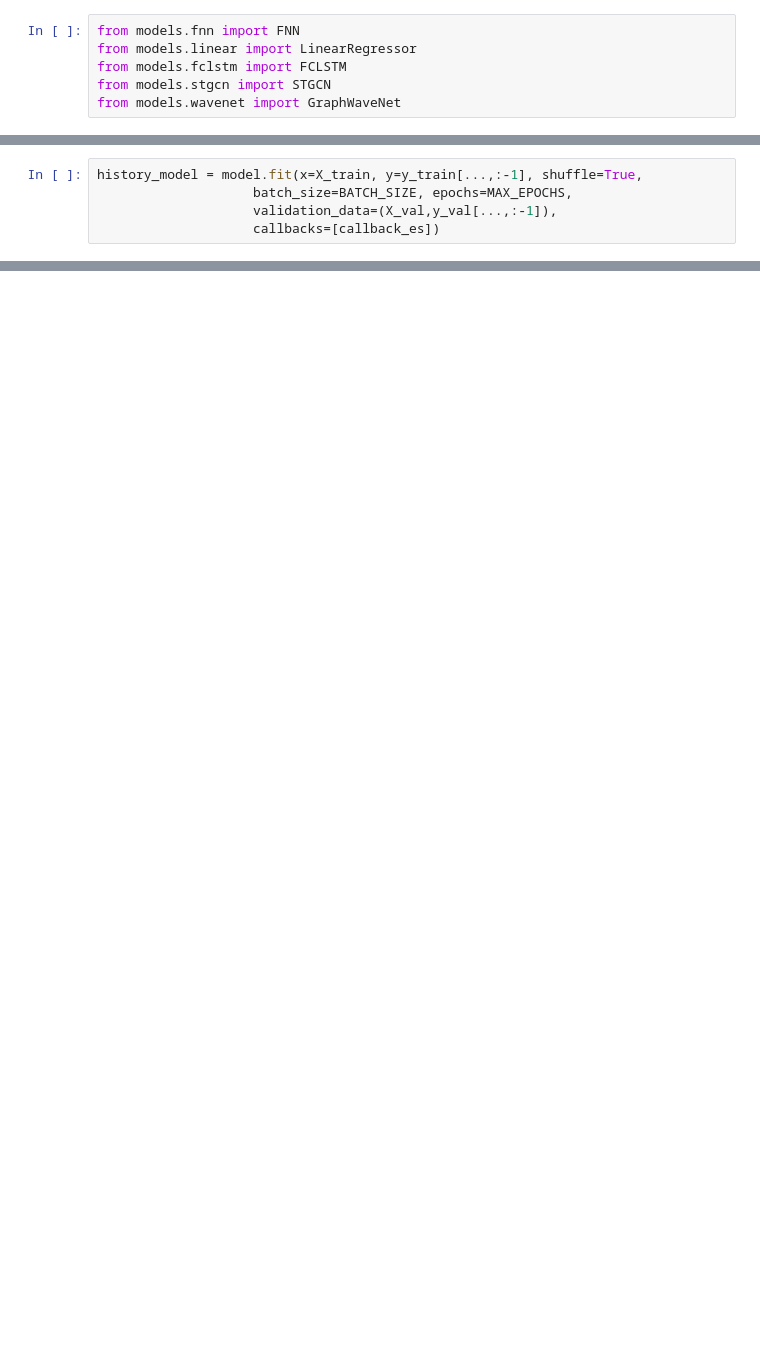
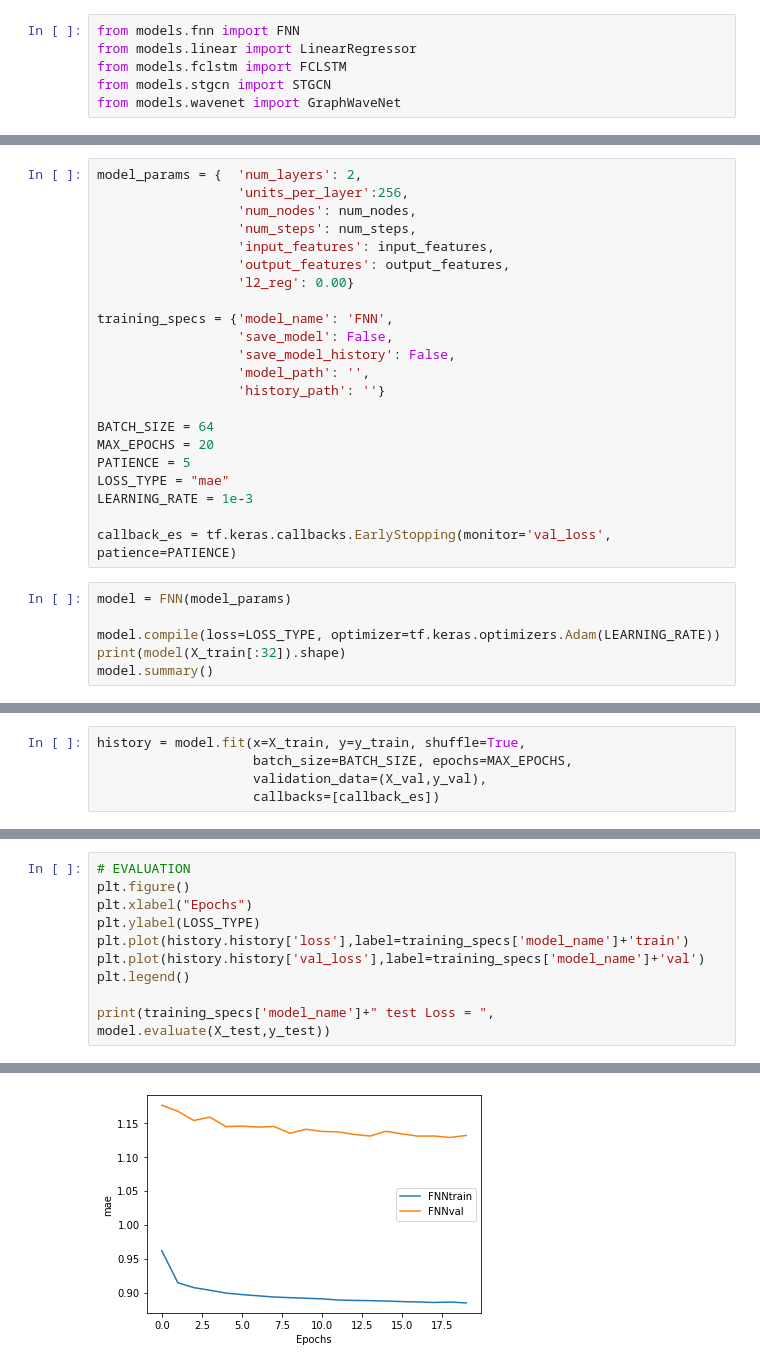
Before and after one commit to vursekar/time-adaptive-gnn, a Jupyter notebook: bike_share/model-test.ipynb, the cells around one changed output, grey strips where cells are left out. Saved outputs shown, nothing was run; the diff lists cells and outputs as text; blank space fills up the shorter version.

```diff
--- a/bike_share/model-test.ipynb
+++ b/bike_share/model-test.ipynb
@@ -170,0 +72,28 @@ _________________________________________________________________
+# %%
+model_params = {  'num_layers': 2,
+                  'units_per_layer':256,
+                  'num_nodes': num_nodes,
+                  'num_steps': num_steps,
+                  'input_features': input_features,
+                  'output_features': output_features,
+                  'l2_reg': 0.00}
+
+training_specs = {'model_name': 'FNN',
+                  'save_model': False,
+                  'save_model_history': False,
+                  'model_path': '',
+                  'history_path': ''}
+
+BATCH_SIZE = 64
+MAX_EPOCHS = 20
+PATIENCE = 5
+LOSS_TYPE = "mae"
+LEARNING_RATE = 1e-3
+
+callback_es = tf.keras.callbacks.EarlyStopping(monitor='val_loss', patience=PATIENCE)
+# %%
+model = FNN(model_params)
+
+model.compile(loss=LOSS_TYPE, optimizer=tf.keras.optimizers.Adam(LEARNING_RATE))
+print(model(X_train[:32]).shape)
+model.summary()
@@ -171,6 +120,6 @@ _________________________________________________________________
 # %%
-history_model = model.fit(x=X_train, y=y_train[...,:-1], shuffle=True,
+history = model.fit(x=X_train, y=y_train, shuffle=True,
                     batch_size=BATCH_SIZE, epochs=MAX_EPOCHS,
-                    validation_data=(X_val,y_val[...,:-1]),
+                    validation_data=(X_val,y_val),
                     callbacks=[callback_es])
 # %% [output]
@@ -185,0 +147,11 @@ KeyboardInterrupt:
+# %%
+# EVALUATION
+plt.figure()
+plt.xlabel("Epochs")
+plt.ylabel(LOSS_TYPE)
+plt.plot(history.history['loss'],label=training_specs['model_name']+'train')
+plt.plot(history.history['val_loss'],label=training_specs['model_name']+'val')
+plt.legend()
+
+print(training_specs['model_name']+" test Loss = ", model.evaluate(X_test,y_test))
+# %% [output]
@@ -185,0 +160 @@ KeyboardInterrupt:
+[figure, added]
```
Also changed, not shown: parts of 16 cells of this notebook, 3 other files.
